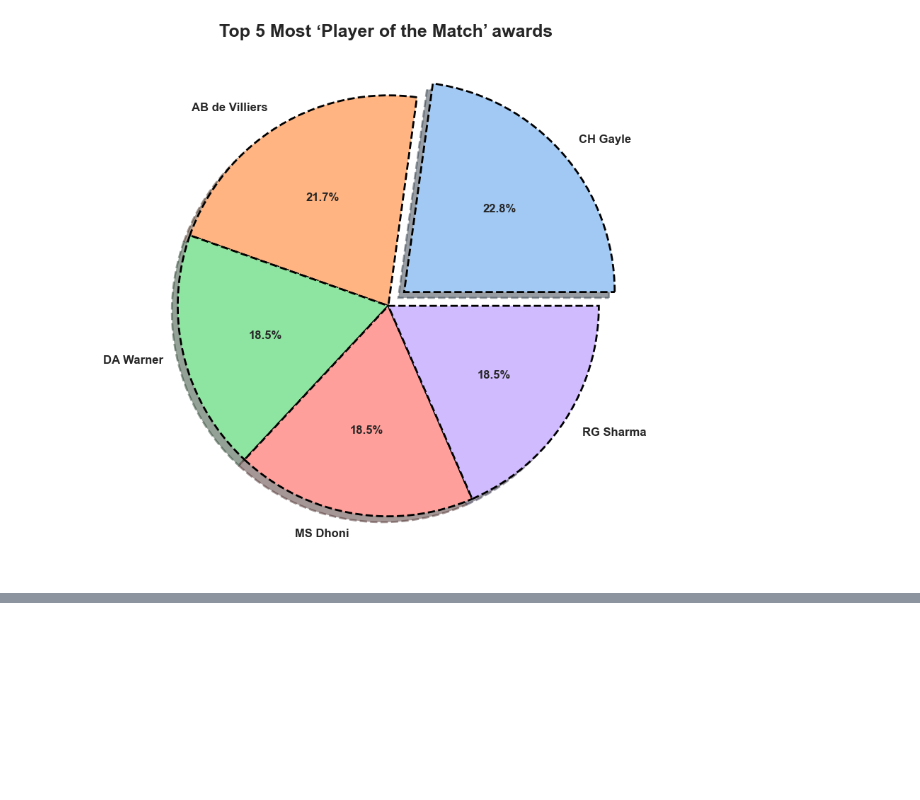
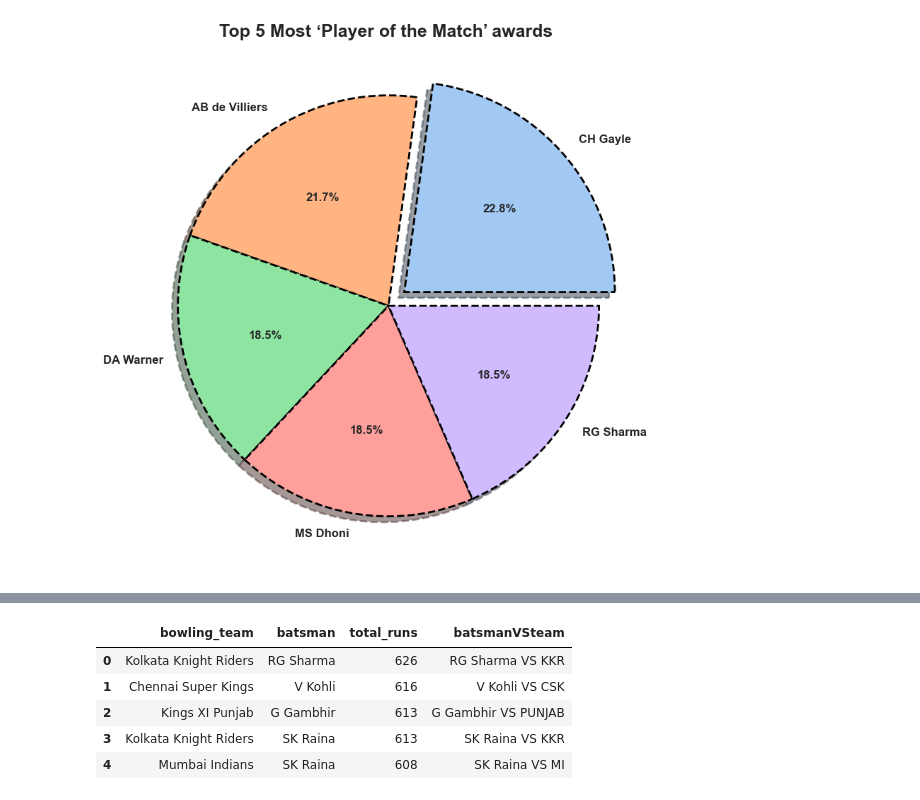
Before and after one commit to riteshnain2003/IPL-Data-Analysis, a Jupyter notebook: IPL-DATA-ANALYSIS/player_insights/player_insights.ipynb, the cells around one changed output, grey strips where cells are left out. Drawn from its saved outputs; the diff is of its cells as text; code cells hidden in the pictures; blank space fills up the shorter version.

```diff
--- a/IPL-DATA-ANALYSIS/player_insights/player_insights.ipynb
+++ b/IPL-DATA-ANALYSIS/player_insights/player_insights.ipynb
@@ -515,0 +576,10 @@ plt.show()
+# %%
+top_batsmen['batsmanVSteam']=top_batsmen["batsman"] +" VS "+top_batsmen["bowling_team"].replace({"Kolkata Knight Riders":"KKR","Chennai Super Kings":"CSK","Kings XI Punjab":"PUNJAB","Mumbai Indians":"MI"})
+top_batsmen
+# %% [output]
+|  | bowling_team | batsman | total_runs | batsmanVSteam |
+| 0 | Kolkata Knight Riders | RG Sharma | 626 | RG Sharma VS KKR |
+| 1 | Chennai Super Kings | V Kohli | 616 | V Kohli VS CSK |
+| 2 | Kings XI Punjab | G Gambhir | 613 | G Gambhir VS PUNJAB |
+| 3 | Kolkata Knight Riders | SK Raina | 613 | SK Raina VS KKR |
+| 4 | Mumbai Indians | SK Raina | 608 | SK Raina VS MI |
```
Also changed, not shown: parts of 15 cells of this notebook, 12 other files.
